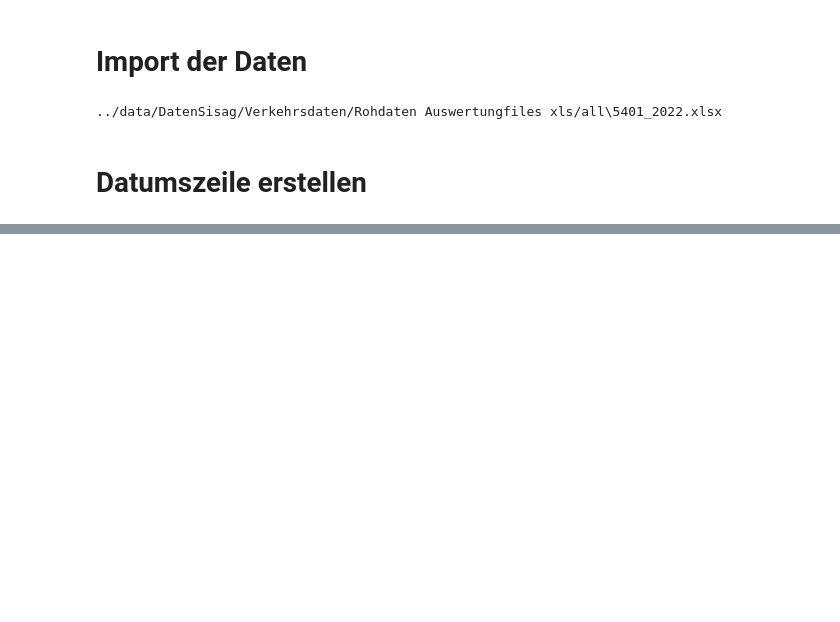
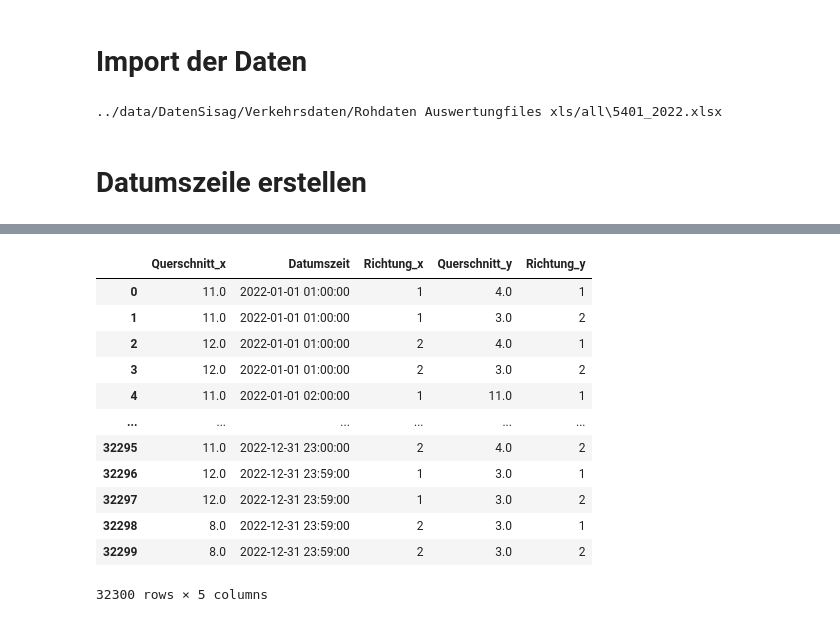
Before and after one commit to egglia/uri_verkehr, a Jupyter notebook: plot/Plot.ipynb, the cells around one changed output, grey strips where cells are left out. Cells and saved outputs as stored; diff of their text form; code cells hidden in the pictures; blank space fills up the shorter version.

```diff
--- a/plot/Plot.ipynb
+++ b/plot/Plot.ipynb
@@ -67,0 +80,9 @@ df1
+# %%
+def delete_rows(df):
+    df = df[["Querschnitt","Datumszeit", "Richtung"]]
+    df = df[df['Querschnitt'].notna()]
+    return df
+
+df_erstfeld_silenen = delete_rows(df_erstfeld_silenen)
+df_silenen_amsteg = delete_rows(df_silenen_amsteg)
+df_silenen_amsteg
@@ -67,0 +103,8 @@ df1
+# %%
+df_erstfeld_silenen = df_erstfeld_silenen[["Querschnitt","Datumszeit"]]
+df_erstfeld_silenen = df_erstfeld_silenen[df_erstfeld_silenen['Querschnitt'].notna()]
+
+df_silenen_amsteg = df_silenen_amsteg[["Querschnitt","Datumszeit"]]
+df_silenen_amsteg = df_silenen_amsteg[df_silenen_amsteg['Querschnitt'].notna()]
+
+df_erstfeld_silenen
@@ -67,0 +125,8 @@ df1
+# %%
+def aufsummieren(df):
+    df = df.groupby(df['Datumszeit'].dt.date)['Querschnitt'].sum()
+    df = df.to_frame(name='Querschnitt').reset_index()
+    return df
+
+df_erstfeld_silenen = aufsummieren(df_erstfeld_silenen)
+df_silenen_amsteg = aufsummieren(df_silenen_amsteg)
@@ -67,0 +135,2 @@ df1
+# %%
+df = df_erstfeld_silenen.merge(df_silenen_amsteg, left_on='Datumszeit', right_on='Datumszeit')
@@ -67,0 +173,16 @@ df1
+# %%
+df
+# %% [output]
+|  | Querschnitt_x | Datumszeit | Richtung_x | Querschnitt_y | Richtung_y |
+| 0 | 11.0 | 2022-01-01 01:00:00 | 1 | 4.0 | 1 |
+| 1 | 11.0 | 2022-01-01 01:00:00 | 1 | 3.0 | 2 |
+| 2 | 12.0 | 2022-01-01 01:00:00 | 2 | 4.0 | 1 |
+| 3 | 12.0 | 2022-01-01 01:00:00 | 2 | 3.0 | 2 |
+| 4 | 11.0 | 2022-01-01 02:00:00 | 1 | 11.0 | 1 |
+| ... | ... | ... | ... | ... | ... |
+| 32295 | 11.0 | 2022-12-31 23:00:00 | 2 | 4.0 | 2 |
+| 32296 | 12.0 | 2022-12-31 23:59:00 | 1 | 3.0 | 1 |
+| 32297 | 12.0 | 2022-12-31 23:59:00 | 1 | 3.0 | 2 |
+| 32298 | 8.0 | 2022-12-31 23:59:00 | 2 | 3.0 | 1 |
+| 32299 | 8.0 | 2022-12-31 23:59:00 | 2 | 3.0 | 2 |
+32300 rows × 5 columns
```
Also changed, not shown: parts of 11 cells of this notebook.
